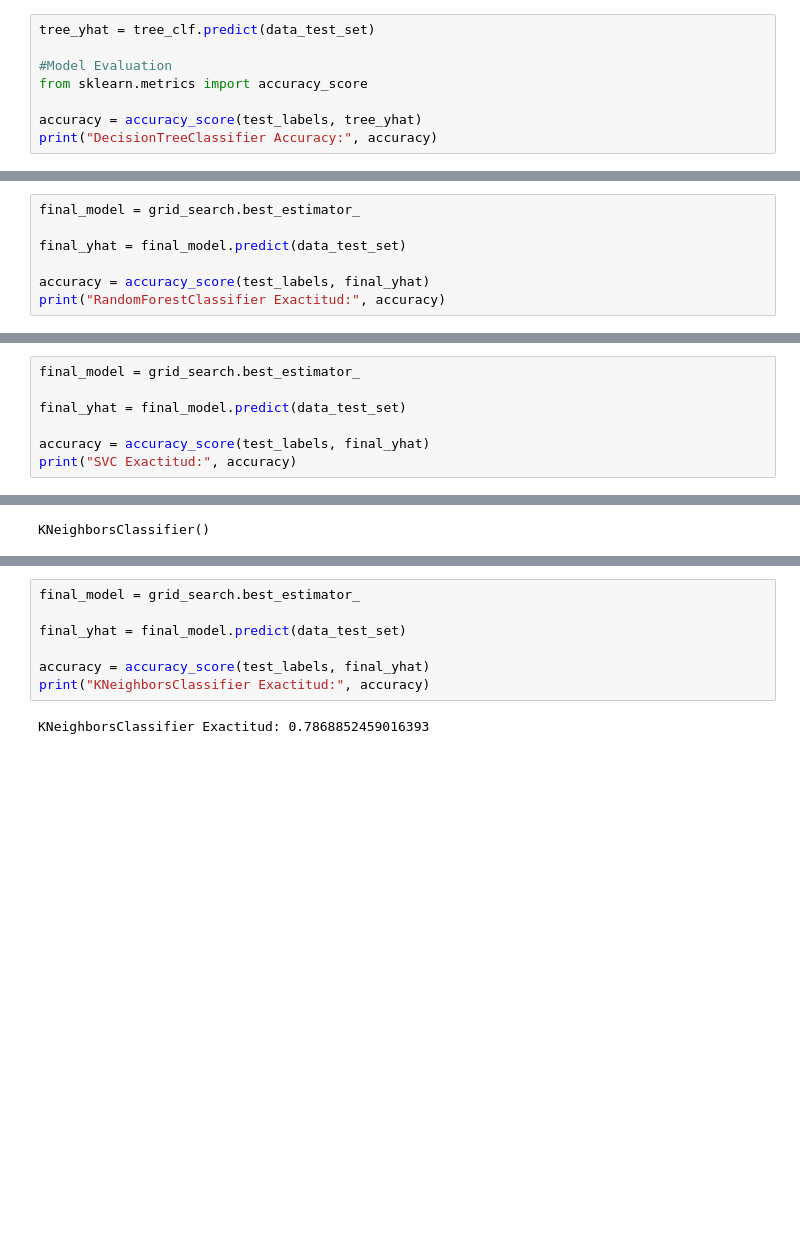
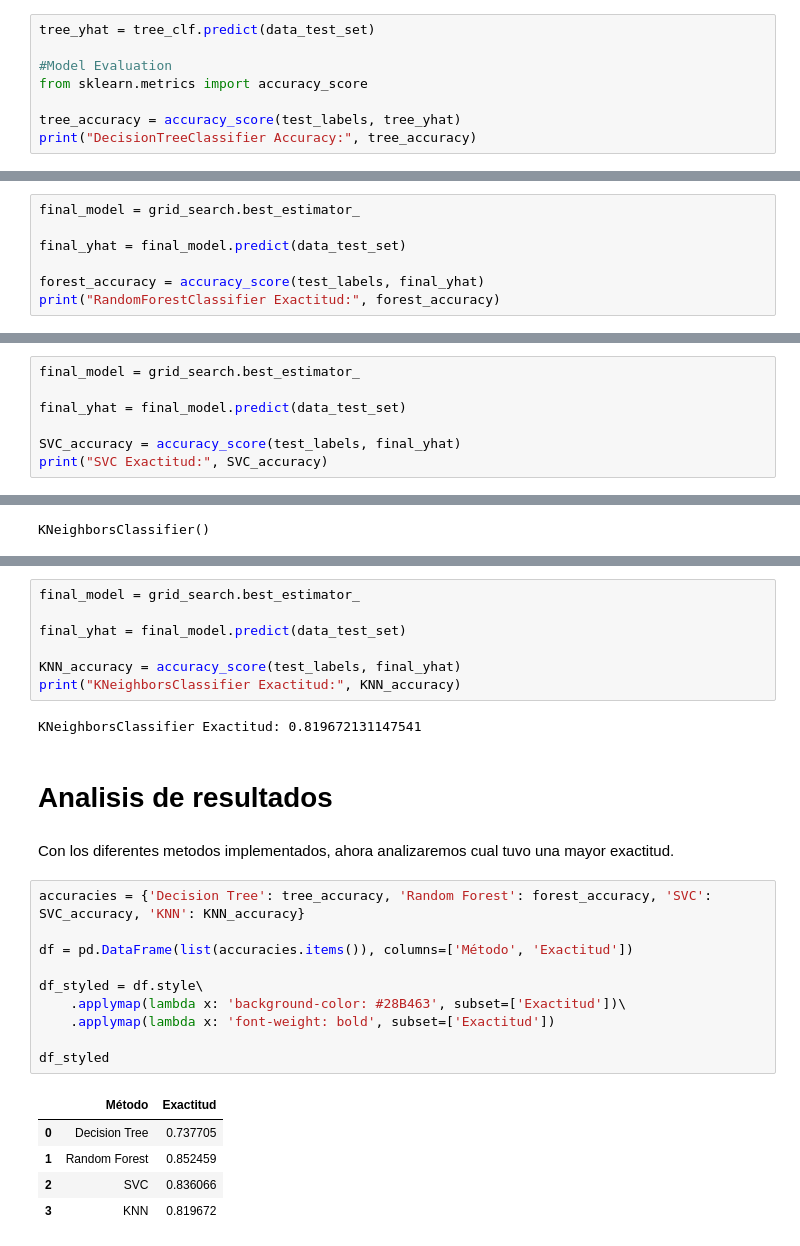
Before and after one commit to Nicolas2320/HeartAttack_Classifier, a Jupyter notebook: heart-attack-classifier.ipynb, the cells around one changed output, grey strips where cells are left out. Saved outputs shown, nothing was run; the diff lists cells and outputs as text; blank space fills up the shorter version.

Commit message:
Kaggle Notebook | Heart Attack Classifier | V3 Spanish

```diff
--- a/heart-attack-classifier.ipynb
+++ b/heart-attack-classifier.ipynb
@@ -537,6 +562,6 @@ tree_yhat = tree_clf.predict(data_test_set)
 #Model Evaluation
 from sklearn.metrics import accuracy_score
 
-accuracy = accuracy_score(test_labels, tree_yhat)
-print("DecisionTreeClassifier Accuracy:", accuracy)
+tree_accuracy = accuracy_score(test_labels, tree_yhat)
+print("DecisionTreeClassifier Accuracy:", tree_accuracy)
 # %% [output]
@@ -624,6 +649,6 @@ final_model = grid_search.best_estimator_
 
 final_yhat = final_model.predict(data_test_set)
 
-accuracy = accuracy_score(test_labels, final_yhat)
-print("RandomForestClassifier Exactitud:", accuracy)
+forest_accuracy = accuracy_score(test_labels, final_yhat)
+print("RandomForestClassifier Exactitud:", forest_accuracy)
 # %% [output]
@@ -693,6 +718,6 @@ final_model = grid_search.best_estimator_
 
 final_yhat = final_model.predict(data_test_set)
 
-accuracy = accuracy_score(test_labels, final_yhat)
-print("SVC Exactitud:", accuracy)
+SVC_accuracy = accuracy_score(test_labels, final_yhat)
+print("SVC Exactitud:", SVC_accuracy)
 # %% [output]
@@ -763,7 +788,27 @@ final_model = grid_search.best_estimator_
 
 final_yhat = final_model.predict(data_test_set)
 
-accuracy = accuracy_score(test_labels, final_yhat)
-print("KNeighborsClassifier Exactitud:", accuracy)
+KNN_accuracy = accuracy_score(test_labels, final_yhat)
+print("KNeighborsClassifier Exactitud:", KNN_accuracy)
 # %% [output]
-KNeighborsClassifier Exactitud: 0.7868852459016393
+KNeighborsClassifier Exactitud: 0.819672131147541
+# %% [markdown]
+# Analisis de resultados
+# %% [markdown]
+Con los diferentes metodos implementados, ahora analizaremos cual tuvo una mayor exactitud.
+# %%
+accuracies = {'Decision Tree': tree_accuracy, 'Random Forest': forest_accuracy, 'SVC': SVC_accuracy, 'KNN': KNN_accuracy}
+
+df = pd.DataFrame(list(accuracies.items()), columns=['Método', 'Exactitud'])
+
+df_styled = df.style\
+    .applymap(lambda x: 'background-color: #28B463', subset=['Exactitud'])\
+    .applymap(lambda x: 'font-weight: bold', subset=['Exactitud'])
+
+df_styled
+# %% [output]
+|  | Método | Exactitud |
+| 0 | Decision Tree | 0.737705 |
+| 1 | Random Forest | 0.852459 |
+| 2 | SVC | 0.836066 |
+| 3 | KNN | 0.819672 |
```
Also changed, not shown: parts of 24 cells of this notebook.
